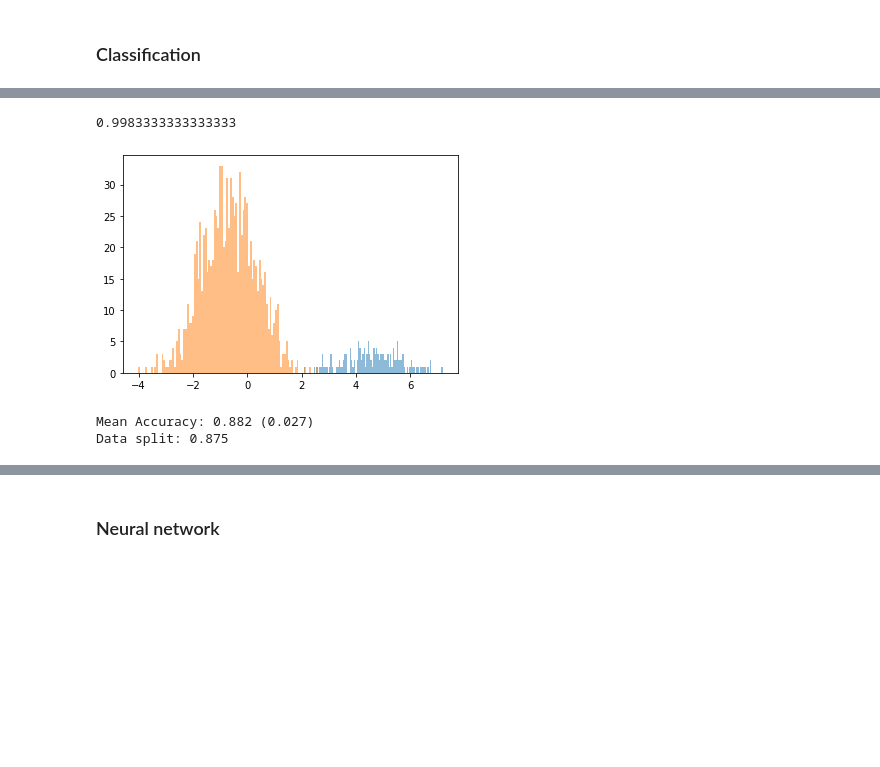
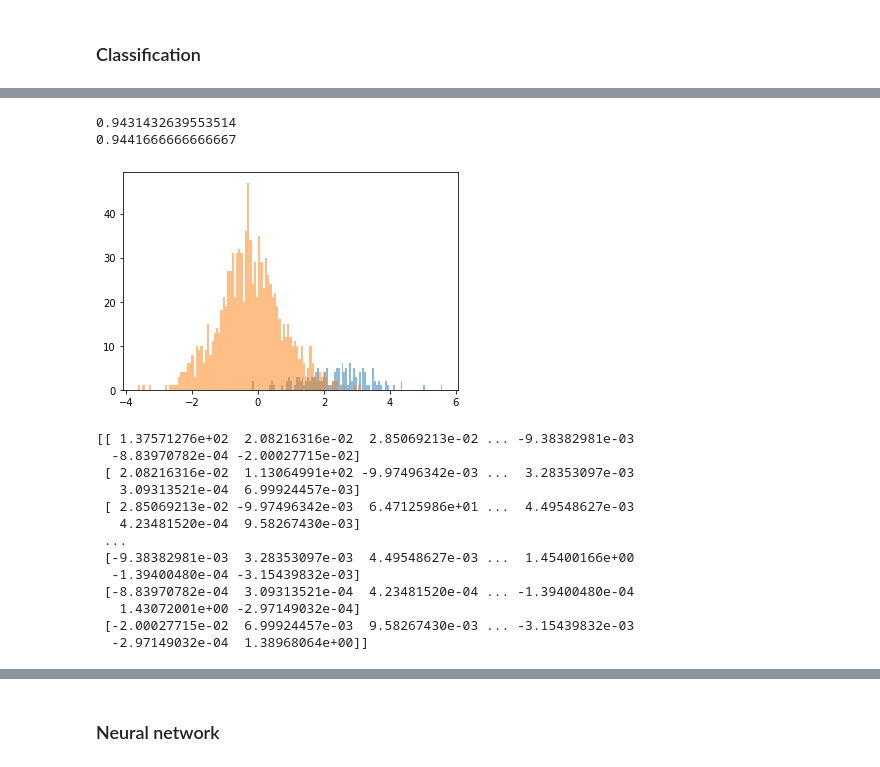
Before and after one commit to esbenkc/P300-Tweaks, a Jupyter notebook: src/jpy-eda-malyshev.ipynb, the cells around one changed output, grey strips where cells are left out. Cells and saved outputs as stored; diff of their text form; code cells hidden in the pictures; blank space fills up the shorter version.

```diff
--- a/src/jpy-eda-malyshev.ipynb
+++ b/src/jpy-eda-malyshev.ipynb
@@ -103,11 +112,11 @@ plot_signal(filtered, True)
 ## Show near label
 # %%
 last = np.where(trig == 1)[0][-1]
-p300 = int(0.3 * fs)
-before = int(0.05 * fs)
+p300 = int(0.6 * fs)
+before = int(0.02 * fs)
 print(p300)
 plt.figure(figsize=(20,10))
-sec = filtered[last-before:last + p300*2]
+sec = filtered[last-before:last + p300]
 plt.plot(np.linspace(-0.05,0.3*2,sec.shape[0]),sec)
 plt.plot([0.0]*2, [sec.min(), sec.max()], c='black')
 plt.plot([0.3]*2, [sec.min(), sec.max()], c='black')
@@ -122,0 +132,8 @@ plt.show()
+# %%
+datavecs = []
+for i in range(last-before, last+p300):
+    datavecs.append(filtered[i-before:i + p300].reshape(1,-1))
+plt.figure(figsize=(20,10))
+plt.plot(trig[last-before:last + p300])
+plt.plot(lda.predict(pca2.transform(np.concatenate(datavecs))))
+plt.show()
@@ -129,10 +159,21 @@ from sklearn.decomposition import PCA
 y = []
 xs = []
 for i in np.where(trig != 0)[0]:
-    xs.append(filtered[i-before:i+p300*2])
-    y.append((trig[i]+1) / 2)
+    for j in np.linspace(-0.02*fs,0.02*fs,3, dtype=int):
+        xs.append(filtered[i-before+j:i+p300+j])
+        y.append((trig[i]+1) / 2)
 y = np.array(y)
 X = np.stack(xs)
+
+exp_label = np.repeat(np.arange(0,5),240*3)
+vs,cs = np.unique(y, return_counts=True)
+
+# idxs = np.where(y==0)[0]
+# np.random.shuffle(idxs)
+# idxs = np.sort(np.concatenate([idxs[:cs.min()],np.where(y==1)[0]]))
+# exp_label = exp_label[idxs]
+# y = y[idxs]
+# X = X[idxs]
 # %%
 plt.figure(figsize=(20,10))
 t = np.linspace(-50,600,X.shape[1])
@@ -167,21 +195,30 @@ plt.scatter(transformed[:,0], transformed[:,1],alpha=0.5, c=y)
 # %%
-lda = LinearDiscriminantAnalysis()
-res = lda.fit_transform(X_flat, y)
-print(lda.score(X_flat, y))
-plt.hist(res[y==1],bins=100,alpha=0.5)
-plt.hist(res[y==0],bins=100,alpha=0.5)
+lda = LinearDiscriminantAnalysis(solver='svd', store_covariance=True)
+X_flat = X.reshape(X.shape[0],-1)
+pca2 = PCA(96)
+X_flat = pca2.fit_transform(X_flat)
+print(np.sum(pca2.explained_variance_ratio_))
+lda.fit(X_flat, y)
+res = lda.transform(X_flat[1::3])
+print(lda.score(X_flat[1::3], y[1::3]))
+plt.hist(res[y[1::3]==1],bins=100,alpha=0.5)
+plt.hist(res[y[1::3]==0],bins=100,alpha=0.5)
 plt.show()
+print(lda.covariance_)
 # %% [output]
-0.9983333333333333
+0.9431432639553514
+0.9441666666666667
-[figure, old version]
+[figure, new version]
+[[ 1.37571276e+02  2.08216316e-02  2.85069213e-02 ... -9.38382981e-03
+  -8.83970782e-04 -2.00027715e-02]
+ [ 2.08216316e-02  1.13064991e+02 -9.97496342e-03 ...  3.28353097e-03
+   3.09313521e-04  6.99924457e-03]
+ [ 2.85069213e-02 -9.97496342e-03  6.47125986e+01 ...  4.49548627e-03
+   4.23481520e-04  9.58267430e-03]
+ ...
+ [-9.38382981e-03  3.28353097e-03  4.49548627e-03 ...  1.45400166e+00
+  -1.39400480e-04 -3.15439832e-03]
+ [-8.83970782e-04  3.09313521e-04  4.23481520e-04 ... -1.39400480e-04
+   1.43072001e+00 -2.97149032e-04]
+ [-2.00027715e-02  6.99924457e-03  9.58267430e-03 ... -3.15439832e-03
+  -2.97149032e-04  1.38968064e+00]]
-# %%
-from sklearn.model_selection import cross_val_score
-from sklearn.model_selection import RepeatedStratifiedKFold
-model = LinearDiscriminantAnalysis()
-cv = RepeatedStratifiedKFold(n_splits=10, n_repeats=3, random_state=42)
-scores = cross_val_score(model, X_flat, y, scoring='accuracy', cv=cv, n_jobs=-1)
-print('Mean Accuracy: %.3f (%.3f)' % (scores.mean(), scores.std()))
-print('Data split: %.3f' % max(1 - y.mean(),y.mean()))
-# %% [output]
-Mean Accuracy: 0.882 (0.027)
-Data split: 0.875
```
Also changed, not shown: parts of 16 cells of this notebook.
